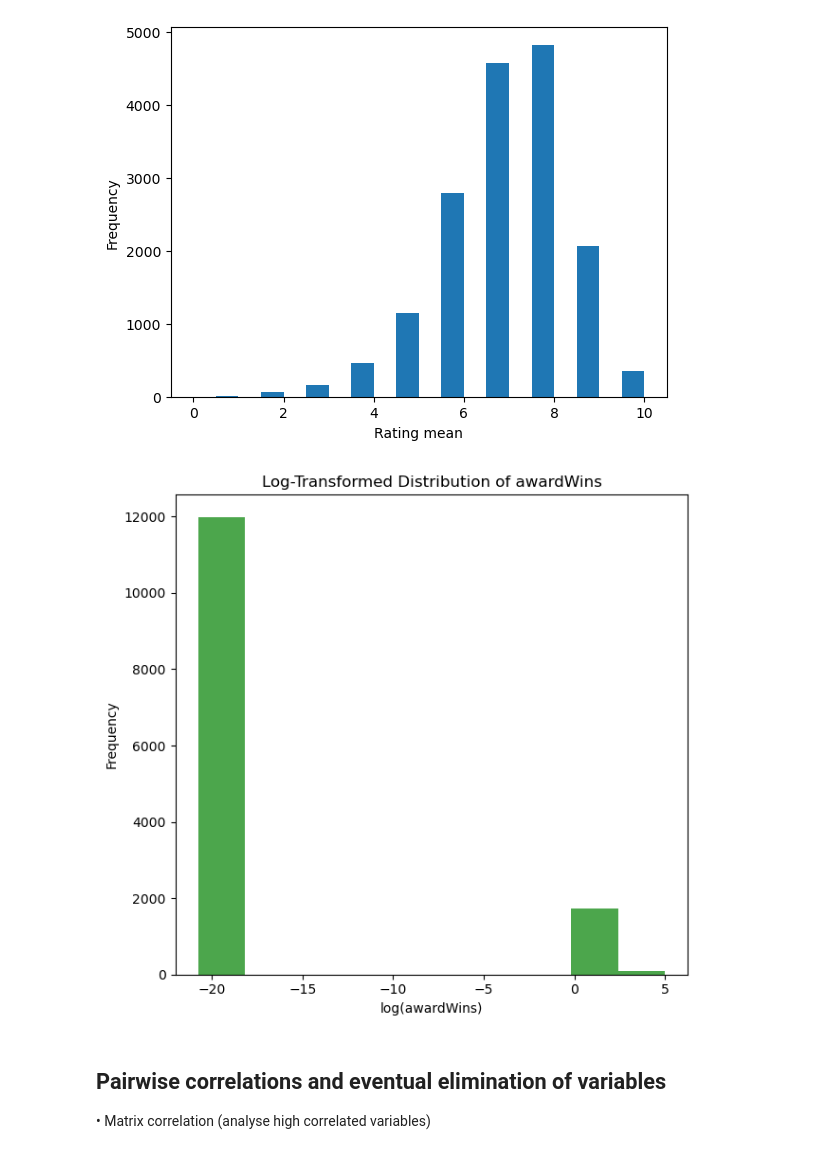
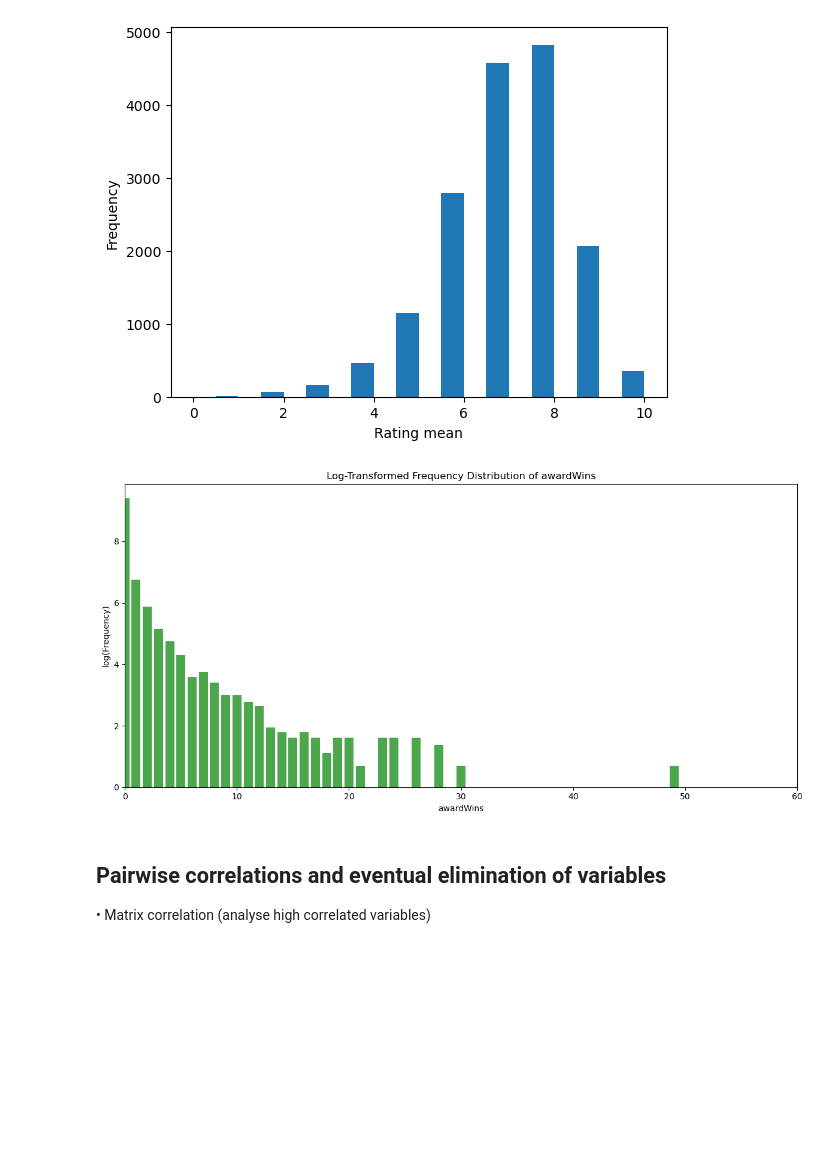
Before and after one commit to luigiascio/Data-Mining-I, a Jupyter notebook: DM1_project.ipynb, the cells around one changed output. Cells and saved outputs as stored; diff of their text form; code cells hidden in the pictures; blank space fills up the shorter version.

Commit message:
AwardWin, rating plot/added trainpulito

```diff
--- a/DM1_project.ipynb
+++ b/DM1_project.ipynb
@@ -281,25 +291,28 @@ plt.show()
 # %%
 # Create a copy of the dataframe
 df_copy = df.copy()
 
-# Apply logarithmic transformation (adding a small constant to avoid log(0))
-df_copy['log_awardWins'] = np.log(df_copy['awardWins'] + 1e-9)
+# Calculate the frequency of each awardWins value
+frequency = df_copy['awardWins'].value_counts().sort_index()
 
-# Plot the original and transformed distributions
+# Apply logarithmic transformation to the frequency (adding a small constant to avoid log(0))
+log_frequency = np.log(frequency + 1e-9)
+
+# Plot the log-transformed frequency distribution
 plt.figure(figsize=(12, 6))
 
-# Log-transformed distribution
-plt.subplot(1, 2, 2)
-plt.hist(df_copy['log_awardWins'], bins=10, color='green', alpha=0.7)
-plt.title('Log-Transformed Distribution of awardWins')
-plt.xlabel('log(awardWins)')
-plt.ylabel('Frequency')
+# Log-transformed frequency distribution
+plt.bar(log_frequency.index, log_frequency.values, color='green', alpha=0.7)
+plt.title('Log-Transformed Frequency Distribution of awardWins')
+plt.xlabel('awardWins')
+plt.ylabel('log(Frequency)')
+plt.xlim(0, 60)
 
-# Show the plots
+# Show the plot
 plt.tight_layout()
 plt.show()
 # %% [output]
-[figure, old version]
+[figure, new version]
 # %% [markdown]
 ## Pairwise correlations and eventual elimination of variables
  • Matrix correlation (analyse high correlated variables)
```
Also changed, not shown: parts of 2 cells of this notebook, 1 other file.
